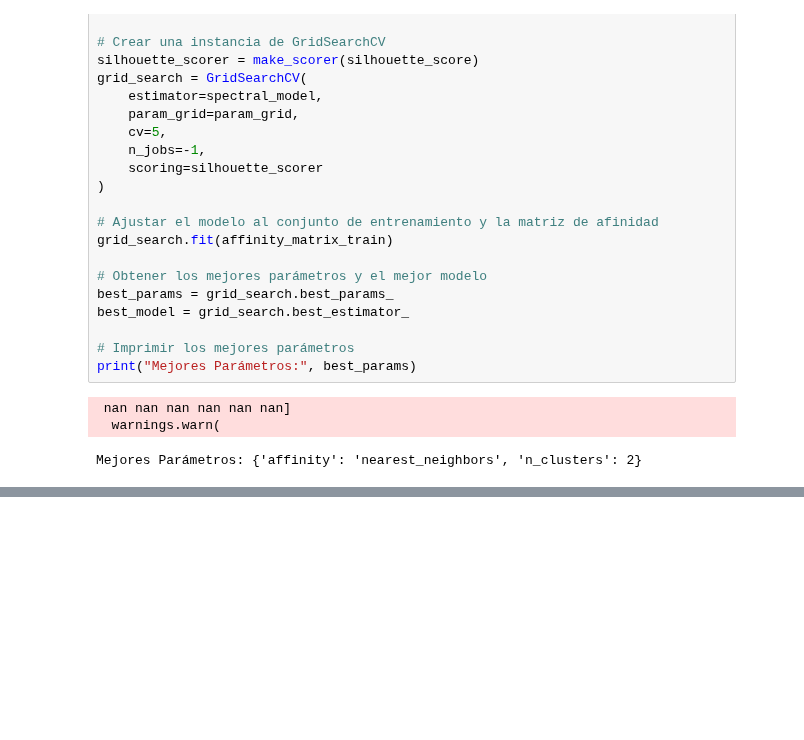
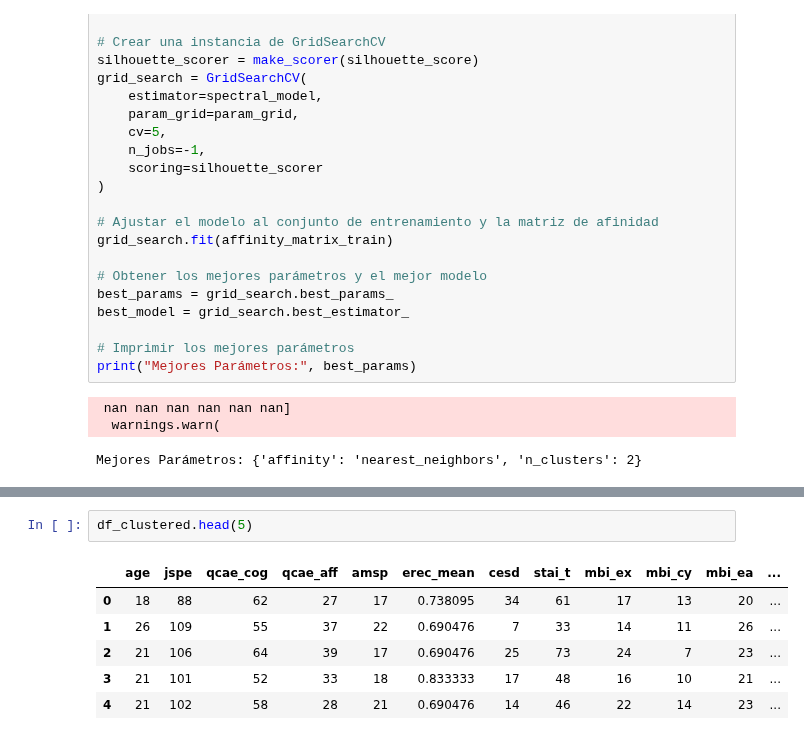
Before and after one commit to DCC-UAB/ACproject-07, a Jupyter notebook: codi/SpectralClustering.ipynb, the cells around one changed output, grey strips where cells are left out. Drawn from its saved outputs; the diff is of its cells as text; blank space fills up the shorter version.

```diff
--- a/codi/SpectralClustering.ipynb
+++ b/codi/SpectralClustering.ipynb
@@ -70,0 +108,9 @@ Mejores Parámetros: {'affinity': 'nearest_neighbors', 'n_clusters': 2}
+# %%
+df_clustered.head(5)
+# %% [output]
+|  | age | jspe | qcae_cog | qcae_aff | amsp | erec_mean | cesd | stai_t | mbi_ex | mbi_cy | mbi_ea | ... |
+| 0 | 18 | 88 | 62 | 27 | 17 | 0.738095 | 34 | 61 | 17 | 13 | 20 | ... |
+| 1 | 26 | 109 | 55 | 37 | 22 | 0.690476 | 7 | 33 | 14 | 11 | 26 | ... |
+| 2 | 21 | 106 | 64 | 39 | 17 | 0.690476 | 25 | 73 | 24 | 7 | 23 | ... |
+| 3 | 21 | 101 | 52 | 33 | 18 | 0.833333 | 17 | 48 | 16 | 10 | 21 | ... |
+| 4 | 21 | 102 | 58 | 28 | 21 | 0.690476 | 14 | 46 | 22 | 14 | 23 | ... |
```
Also changed, not shown: parts of 10 cells of this notebook.
